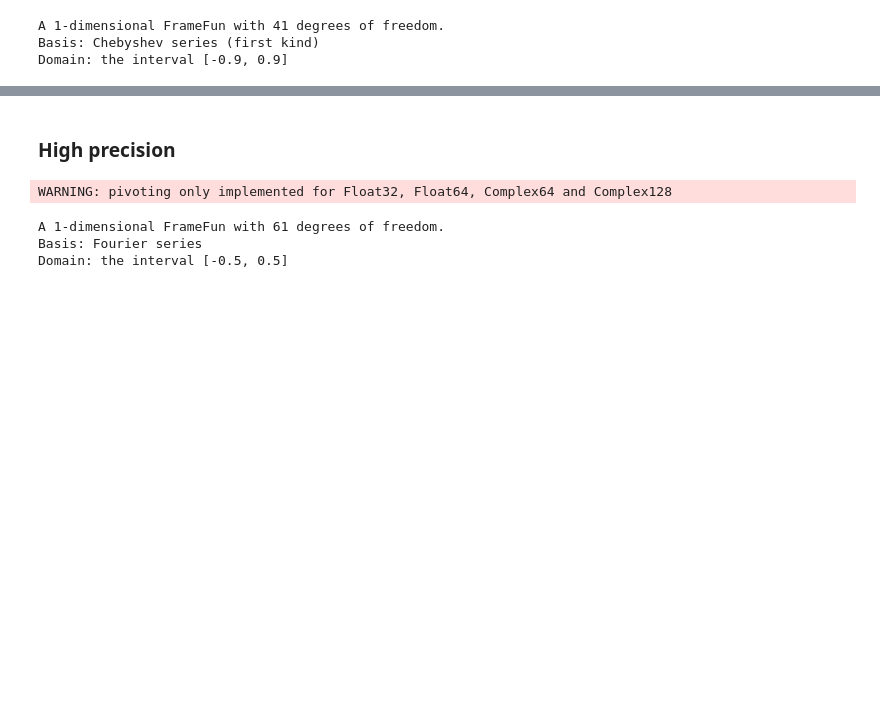
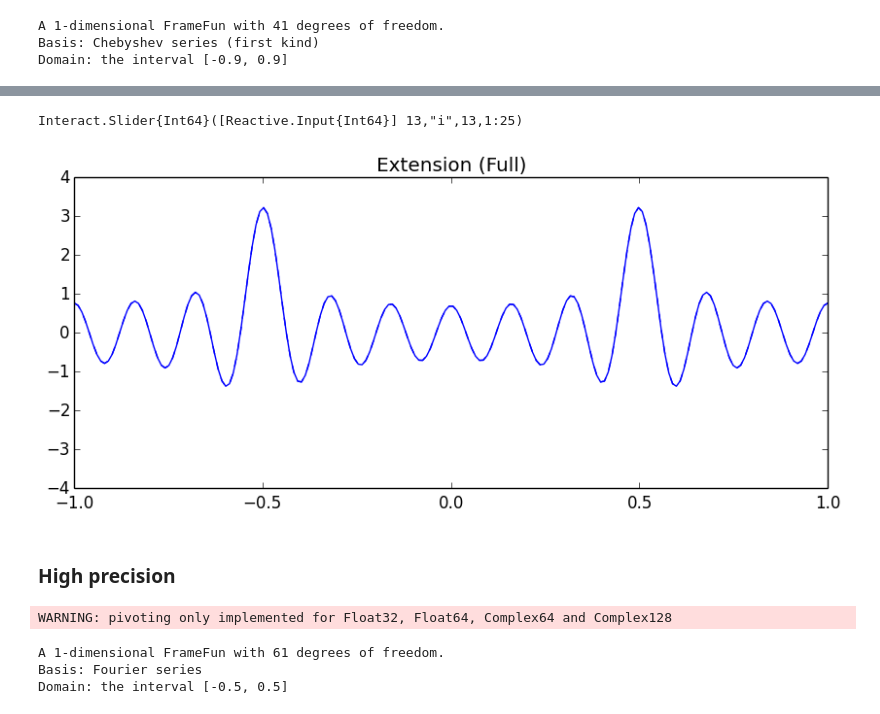
Before and after one commit to JuliaApproximation/FrameFun.jl, a Jupyter notebook: examples/FrameFunDemo.ipynb, the cells around one changed output, grey strips where cells are left out. Cells and saved outputs as stored; diff of their text form; code cells hidden in the pictures; blank space fills up the shorter version.

```diff
--- a/examples/FrameFunDemo.ipynb
+++ b/examples/FrameFunDemo.ipynb
@@ -71,3 +73,14 @@ Interact.Slider{Float64}([Reactive.Input{Float64}] 2.0,"myT",2.0,1.0:0.05:3.0)
+# %%
+h = figure(figsize=(10,4))
+@manipulate for i=1:length(USV[2]); withfig(h) do
+        F = FrameFun(D,B,USV[3][:,i])
+        plot_expansion(F)
+        ylim([-4,4])
+    end
+end
+# %% [output]
+Interact.Slider{Int64}([Reactive.Input{Int64}] 13,"i",13,1:25)
+[figure, added]
 # %% [markdown]
 ### High precision
 # %%
```
Also changed, not shown: parts of 33 cells of this notebook, 1 other file.
